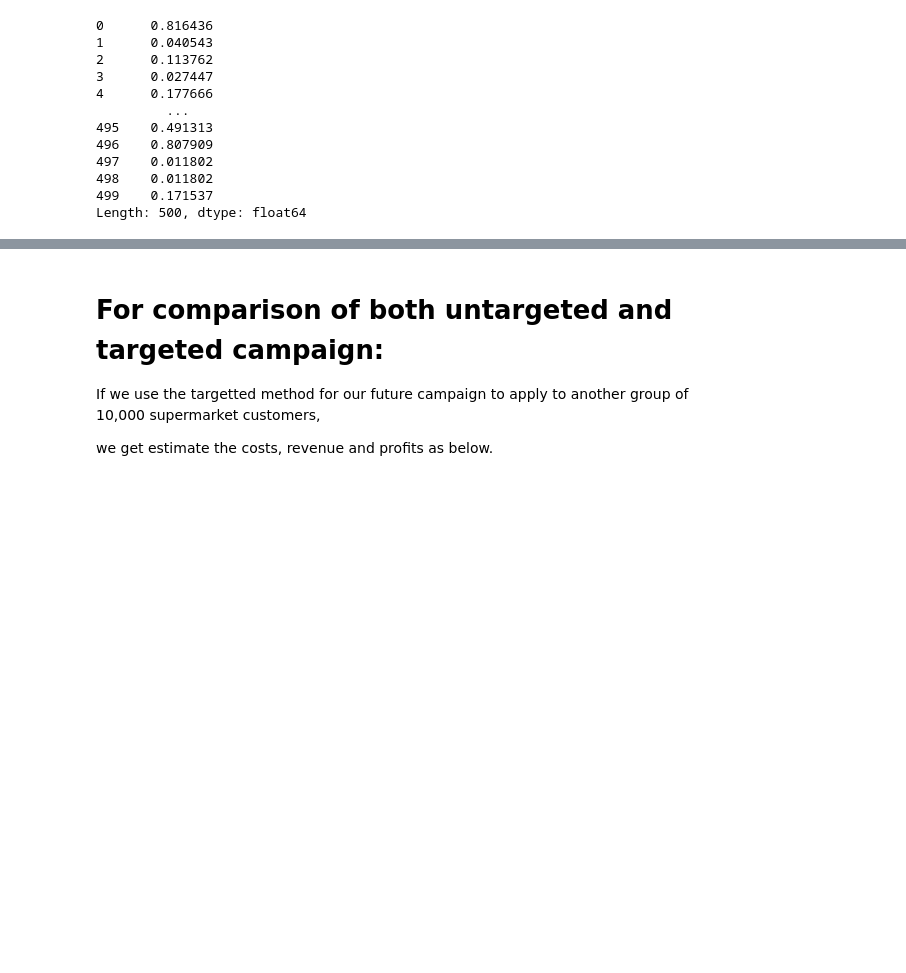
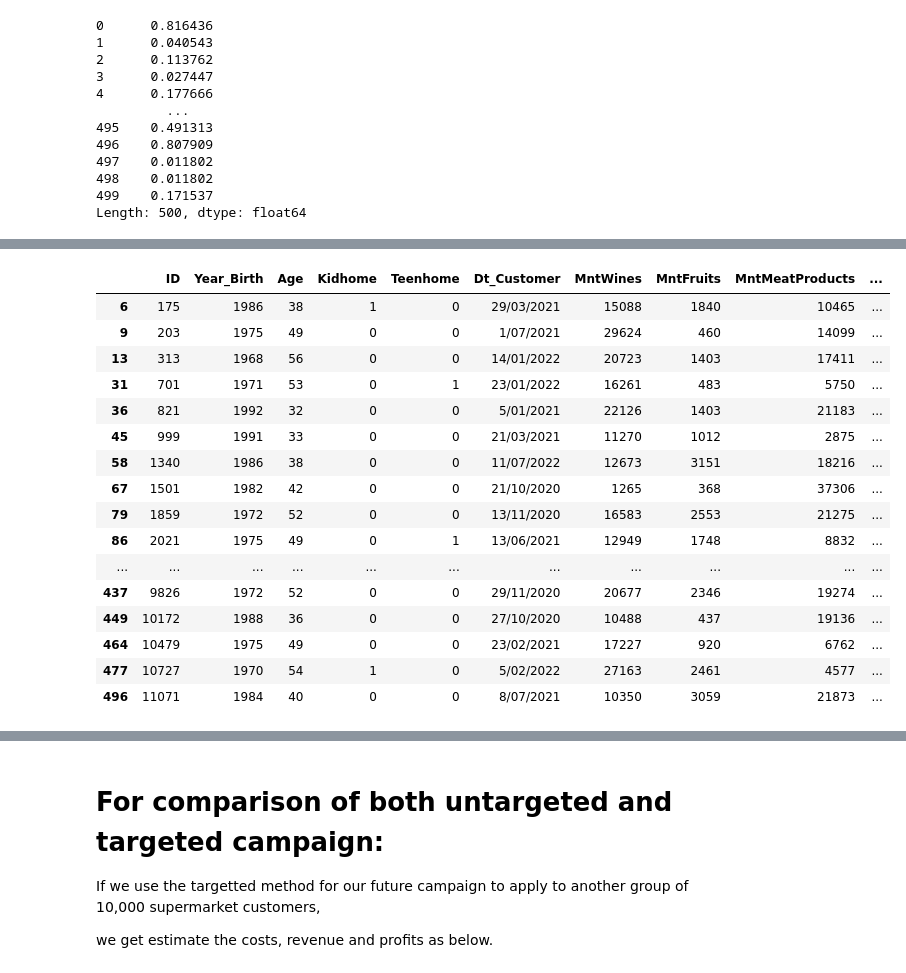
Before and after one commit to pandaueno0156/profit-optimization-for-mail-campaign, a Jupyter notebook: profit_optimization.ipynb, the cells around one changed output, grey strips where cells are left out. Drawn from its saved outputs; the diff is of its cells as text; code cells hidden in the pictures; blank space fills up the shorter version.

```diff
--- a/profit_optimization.ipynb
+++ b/profit_optimization.ipynb
@@ -1954,0 +1910,21 @@ Therefore, we can see that the targeted campaign has the strongly positive impac
+# %%
+X_test_response = df_test[df_test['ResponseCC'] == 1]
+X_test_response
+# %% [output]
+|  | ID | Year_Birth | Age | Kidhome | Teenhome | Dt_Customer | MntWines | MntFruits | MntMeatProducts | ... |
+| 6 | 175 | 1986 | 38 | 1 | 0 | 29/03/2021 | 15088 | 1840 | 10465 | ... |
+| 9 | 203 | 1975 | 49 | 0 | 0 | 1/07/2021 | 29624 | 460 | 14099 | ... |
+| 13 | 313 | 1968 | 56 | 0 | 0 | 14/01/2022 | 20723 | 1403 | 17411 | ... |
+| 31 | 701 | 1971 | 53 | 0 | 1 | 23/01/2022 | 16261 | 483 | 5750 | ... |
+| 36 | 821 | 1992 | 32 | 0 | 0 | 5/01/2021 | 22126 | 1403 | 21183 | ... |
+| 45 | 999 | 1991 | 33 | 0 | 0 | 21/03/2021 | 11270 | 1012 | 2875 | ... |
+| 58 | 1340 | 1986 | 38 | 0 | 0 | 11/07/2022 | 12673 | 3151 | 18216 | ... |
+| 67 | 1501 | 1982 | 42 | 0 | 0 | 21/10/2020 | 1265 | 368 | 37306 | ... |
+| 79 | 1859 | 1972 | 52 | 0 | 0 | 13/11/2020 | 16583 | 2553 | 21275 | ... |
+| 86 | 2021 | 1975 | 49 | 0 | 1 | 13/06/2021 | 12949 | 1748 | 8832 | ... |
+| ... | ... | ... | ... | ... | ... | ... | ... | ... | ... | ... |
+| 437 | 9826 | 1972 | 52 | 0 | 0 | 29/11/2020 | 20677 | 2346 | 19274 | ... |
+| 449 | 10172 | 1988 | 36 | 0 | 0 | 27/10/2020 | 10488 | 437 | 19136 | ... |
+| 464 | 10479 | 1975 | 49 | 0 | 0 | 23/02/2021 | 17227 | 920 | 6762 | ... |
+| 477 | 10727 | 1970 | 54 | 1 | 0 | 5/02/2022 | 27163 | 2461 | 4577 | ... |
+| 496 | 11071 | 1984 | 40 | 0 | 0 | 8/07/2021 | 10350 | 3059 | 21873 | ... |
```
Also changed, not shown: parts of 36 cells of this notebook.
